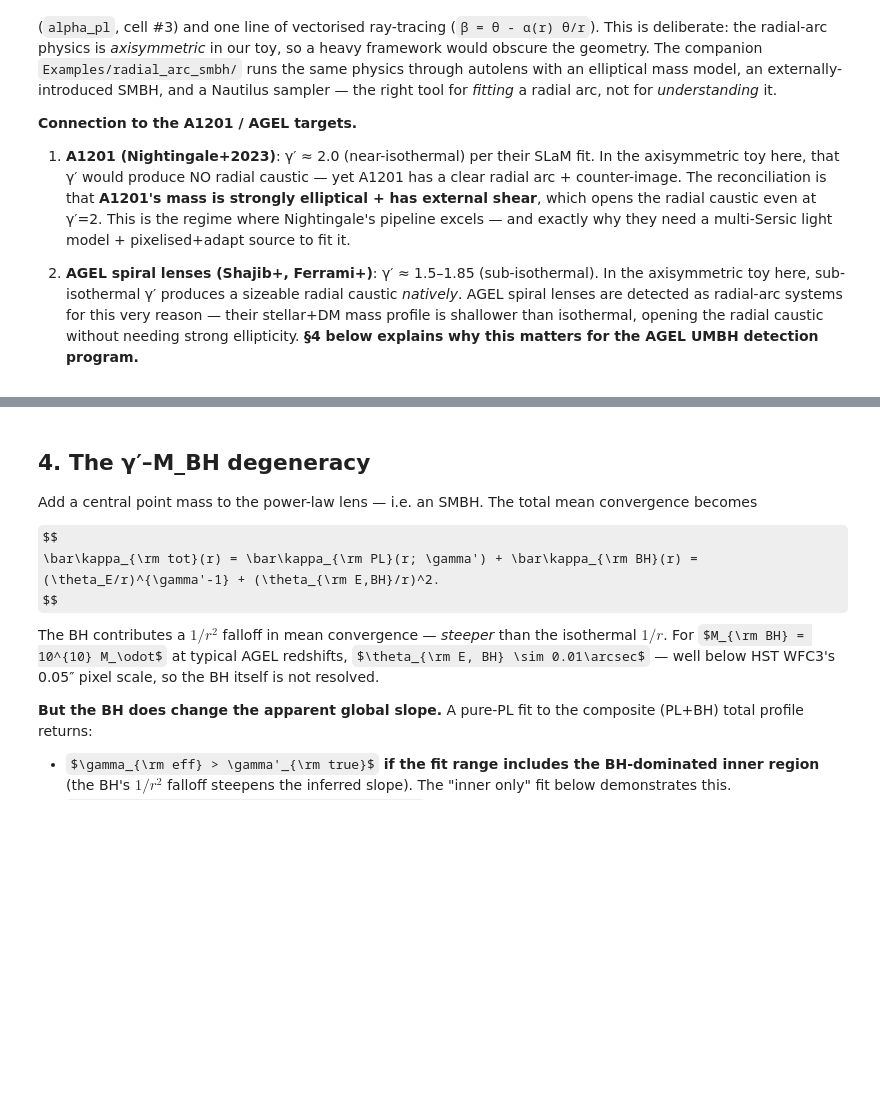
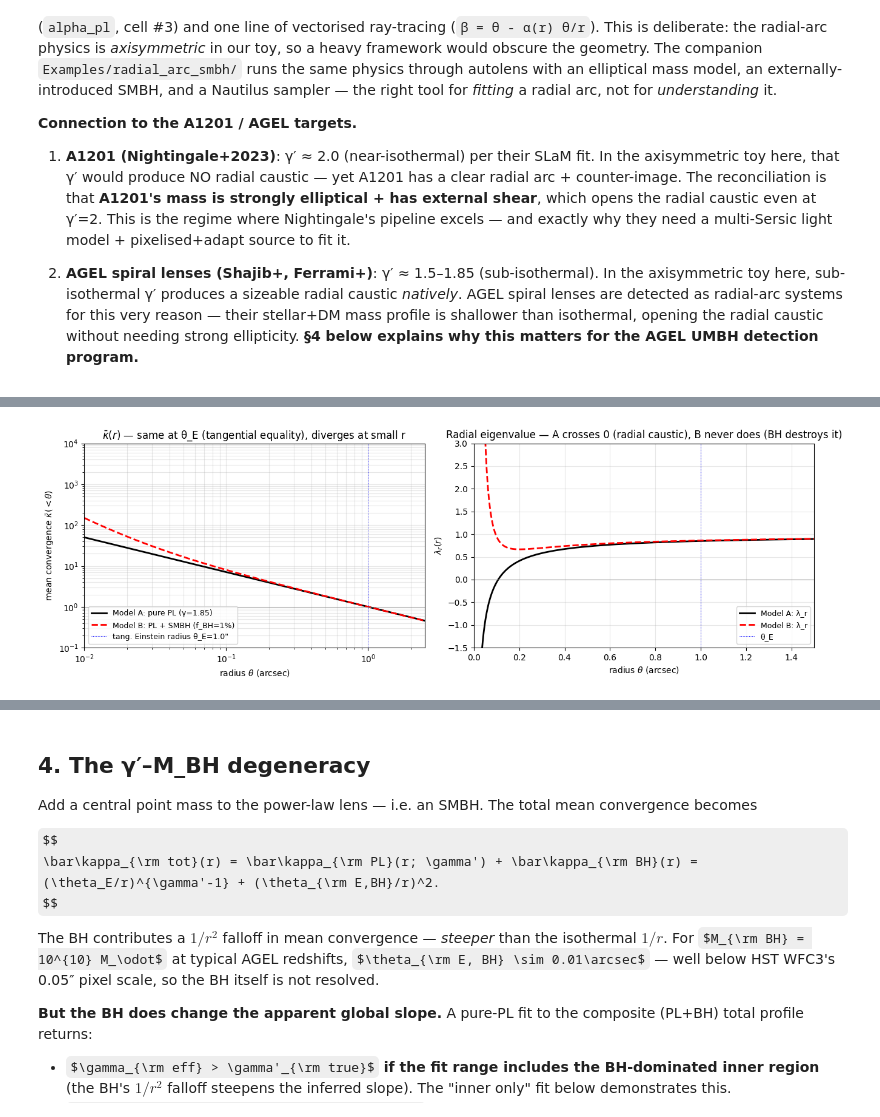
Before and after one commit to rodelcr/Learning_to_Autolens, a Jupyter notebook: Modules/15_Radial_Arcs_Caustic_Topology/15_radial_arcs.ipynb, the cells around one changed output, grey strips where cells are left out. Cells and saved outputs as stored; diff of their text form; code cells hidden in the pictures; some formulas as TeX source; blank space fills up the shorter version.

```diff
--- a/Modules/15_Radial_Arcs_Caustic_Topology/15_radial_arcs.ipynb
+++ b/Modules/15_Radial_Arcs_Caustic_Topology/15_radial_arcs.ipynb
@@ -589,0 +608,96 @@ Pedagogical takeaway:
+# %%
+# Composite-mass utilities: PL + point-mass SMBH with the PL component shrunk
+# so the total tangential Einstein radius is preserved.
+
+def adjust_theta_E_pl(theta_E_target, f_BH, gamma):
+    """PL Einstein radius θ_E' such that composite α(θ_E_target) = θ_E_target.
+    Derivation: α_composite(θ_E) = θ_E' * (θ_E'/θ_E)^(γ-2) + θ_BH²/θ_E = θ_E.
+    With θ_BH² = f_BH * θ_E, this gives θ_E'^(γ-1) = θ_E^(γ-1)(1 - f_BH),
+    so θ_E' = θ_E * (1 - f_BH)^(1/(γ-1)).
+    """
+    if f_BH >= 1.0:
+        raise ValueError('f_BH must be < 1 (cannot put all mass in BH)')
+    return theta_E_target * (1 - f_BH) ** (1.0 / (gamma - 1))
+
+
+def alpha_composite(r, theta_E_total=1.0, gamma=1.85, f_BH=0.0):
+    """Deflection of PL+SMBH composite at radius r, with total tangential E.R.
+    held at theta_E_total."""
+    theta_E_pl = adjust_theta_E_pl(theta_E_total, f_BH, gamma)
+    theta_BH_sq = f_BH * theta_E_total
+    return alpha_pl(r, theta_E_pl, gamma) + theta_BH_sq / r
+
+
+def kappa_bar_composite(r, theta_E_total=1.0, gamma=1.85, f_BH=0.0):
+    """Mean convergence inside radius r: κ̄ = α/r."""
+    return alpha_composite(r, theta_E_total, gamma, f_BH) / r
+
+
+def lambda_r_composite(r, theta_E_total=1.0, gamma=1.85, f_BH=0.0):
+    """Radial eigenvalue λ_r = 1 - 2κ + κ̄, where κ is from the PL component only
+    (BH is a delta-function at origin; contributes only to κ̄ via 1/r² shear)."""
+    theta_E_pl = adjust_theta_E_pl(theta_E_total, f_BH, gamma)
+    kappa_pl_val = (3 - gamma) / 2 * (theta_E_pl / r) ** (gamma - 1)
+    return 1 - 2 * kappa_pl_val + alpha_composite(r, theta_E_total, gamma, f_BH) / r
+
+
+# Compare two models at γ=1.85, θ_E=1, with f_BH = 0 vs 0.01 (1% of mass in BH).
+GAMMA = 1.85
+TE = 1.0
+F_BH = 0.01            # 1% of total mass concentrated as a point
+theta_BH = np.sqrt(F_BH * TE)
+theta_E_pl_B = adjust_theta_E_pl(TE, F_BH, GAMMA)
+
+print(f'Model A: pure PL, γ={GAMMA}, θ_E={TE}')
+print(f'Model B: PL+SMBH, γ={GAMMA}, θ_E={TE}; PL θ_E\' = {theta_E_pl_B:.4f}, '
+      f'θ_BH = {theta_BH:.4f}\" (f_BH = {F_BH*100:.1f}%)')
+print()
+print(f'Total mass inside θ_E (∝ α(θ_E)·θ_E for axisymmetric):')
+print(f'  Model A: α(θ_E)·θ_E = {alpha_pl(TE, TE, GAMMA)*TE:.6f}')
+print(f'  Model B: α(θ_E)·θ_E = {alpha_composite(TE, TE, GAMMA, F_BH)*TE:.6f}')
+print(f'   → equal by construction. The two models have IDENTICAL total mass inside θ_E.\n')
+
+# κ̄(r), α(r) profile comparison
+rs = np.geomspace(0.01, 2.5, 400)
+kbar_A = kappa_bar_composite(rs, TE, GAMMA, f_BH=0.0)
+kbar_B = kappa_bar_composite(rs, TE, GAMMA, f_BH=F_BH)
+lr_A = np.array([lambda_r_composite(r, TE, GAMMA, 0.0) for r in rs])
+lr_B = np.array([lambda_r_composite(r, TE, GAMMA, F_BH) for r in rs])
+
+fig, axes = plt.subplots(1, 2, figsize=(13, 4.4))
+
+ax = axes[0]
+ax.loglog(rs, kbar_A, 'k-', lw=2, label=f'Model A: pure PL (γ={GAMMA})')
+ax.loglog(rs, kbar_B, 'r--', lw=2, label=f'Model B: PL + SMBH (f_BH={F_BH*100:.0f}%)')
+ax.axvline(TE, color='blue', lw=0.7, ls=':', label=f'tang. Einstein radius θ_E={TE}\"')
+ax.axhline(1.0, color='gray', lw=0.5)
+ax.set_xlabel(r'radius $\theta$ (arcsec)')
+ax.set_ylabel(r'mean convergence $\bar\kappa(<\theta)$')
+ax.set_title(r'$\bar\kappa(r)$ — same at θ_E (tangential equality), diverges at small r')
+ax.grid(alpha=0.3, which='both'); ax.legend(fontsize=9, loc='lower left')
+ax.set_xlim(0.01, 2.5); ax.set_ylim(0.1, 1e4)
+
+ax = axes[1]
+ax.plot(rs, lr_A, 'k-', lw=2, label=f'Model A: λ_r')
+ax.plot(rs, lr_B, 'r--', lw=2, label=f'Model B: λ_r')
+ax.axhline(0, color='gray', lw=0.7)
+ax.axvline(TE, color='blue', lw=0.7, ls=':', label=f'θ_E')
+ax.set_xlabel(r'radius $\theta$ (arcsec)')
+ax.set_ylabel(r'$\lambda_r(r)$')
+ax.set_title(r'Radial eigenvalue — A crosses 0 (radial caustic), B never does (BH destroys it)')
+ax.grid(alpha=0.3); ax.legend(fontsize=9, loc='lower right')
+ax.set_xlim(0, 1.5); ax.set_ylim(-1.5, 3.0)
+
+plt.tight_layout(); plt.show()
+
+# Find roots of λ_r in each model
+rs_fine = np.geomspace(1e-4, 2.0, 800)
+lr_A_fine = np.array([lambda_r_composite(r, TE, GAMMA, 0.0) for r in rs_fine])
+lr_B_fine = np.array([lambda_r_composite(r, TE, GAMMA, F_BH) for r in rs_fine])
+n_zeros_A = np.sum(np.diff(np.sign(lr_A_fine)) != 0)
+n_zeros_B = np.sum(np.diff(np.sign(lr_B_fine)) != 0)
+print(f'Number of radial critical curves:')
+print(f'  Model A: {n_zeros_A} (the usual PL radial caustic at r_r≈{r_r:.2f}\")')
+print(f'  Model B: {n_zeros_B} — the BH\'s positive shear at small r has pushed λ_r > 0 everywhere.')
+print(f'           No radial caustic → no radial image regardless of source position.')
+# %% [output]
@@ -589,0 +711 @@ Pedagogical takeaway:
+[figure, added]
```
Also changed, not shown: parts of 10 cells of this notebook.
